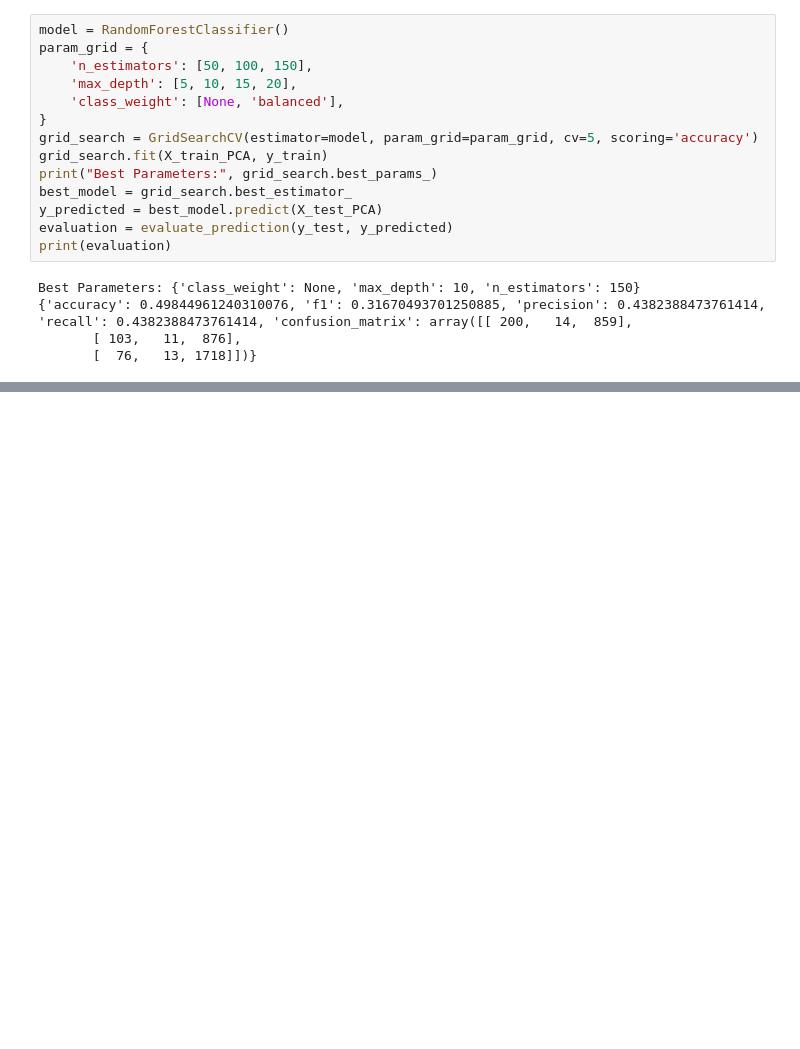
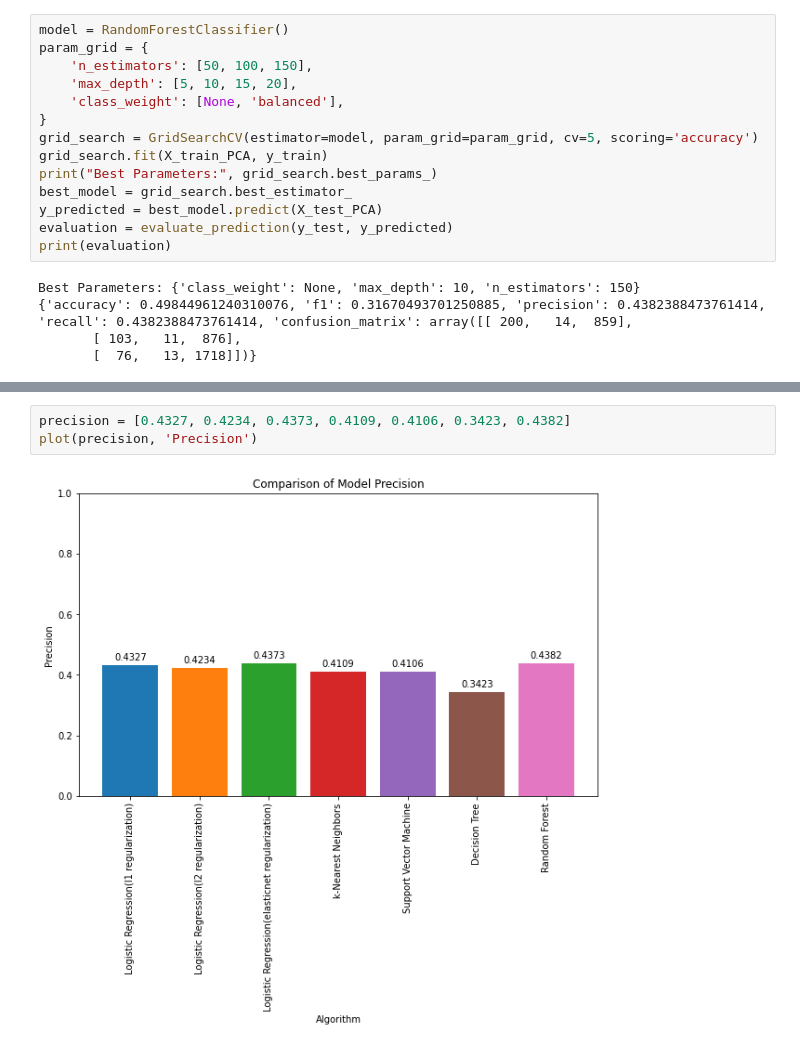
Before and after one commit to mirjanaa/Predicting-the-outcome-of-Soccer-Matches-using-Machine-Learning, a Jupyter notebook: src/03_run_methodsSVD.ipynb, the cells around one changed output, grey strips where cells are left out. Drawn from its saved outputs; the diff is of its cells as text; blank space fills up the shorter version.

```diff
--- a/src/03_run_methodsSVD.ipynb
+++ b/src/03_run_methodsSVD.ipynb
@@ -188,0 +245,5 @@ Best Parameters: {'class_weight': None, 'max_depth': 10, 'n_estimators': 150}
+# %%
+precision = [0.4327, 0.4234, 0.4373, 0.4109, 0.4106, 0.3423, 0.4382]
+plot(precision, 'Precision')
+# %% [output]
+[figure, added]
```
Also changed, not shown: parts of 8 cells of this notebook.
